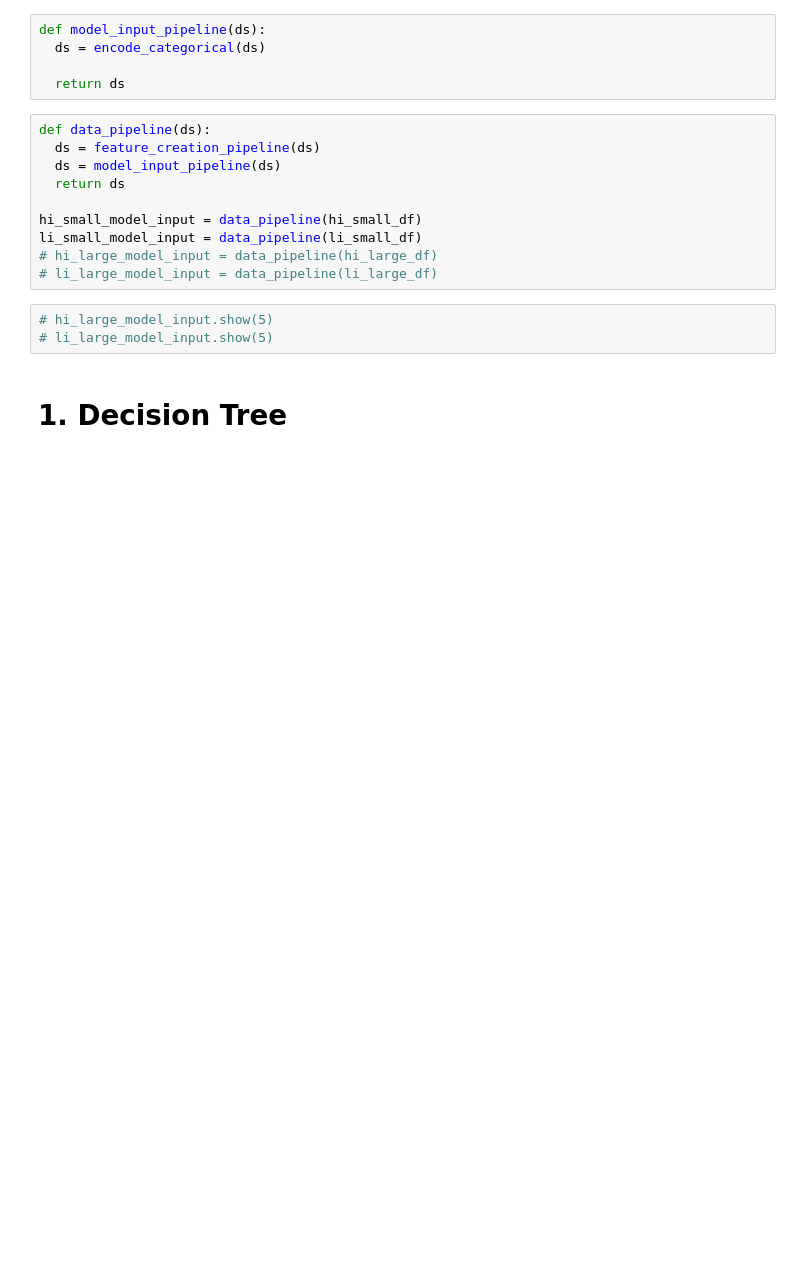
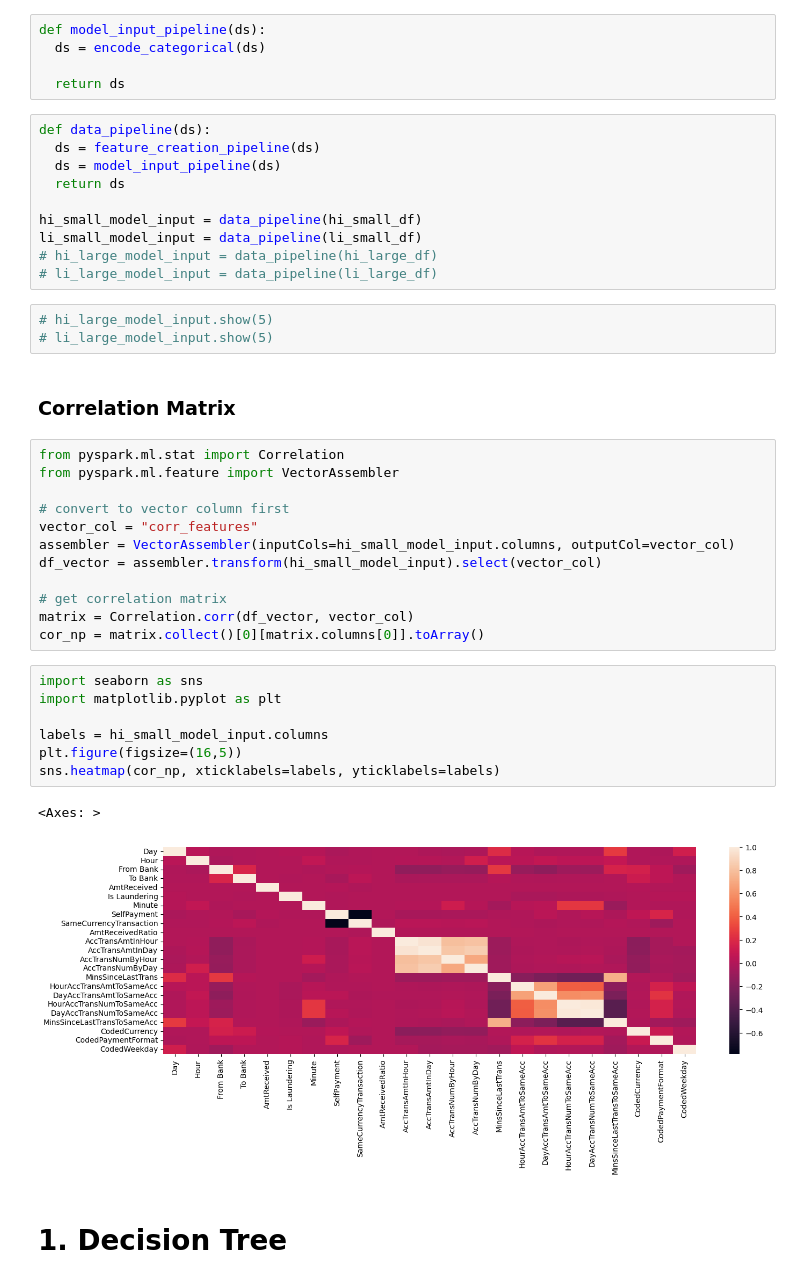
Before and after one commit to Skalwalker/AntiMoneyLaundering, a Jupyter notebook: anti_money_laundering.ipynb, the cells around one changed output. Cells and saved outputs as stored; diff of their text form; blank space fills up the shorter version.

Commit message:
Added Correlation Matrix for the Dataset Features

```diff
--- a/anti_money_laundering.ipynb
+++ b/anti_money_laundering.ipynb
@@ -1057,6 +1076,30 @@ li_small_model_input = data_pipeline(li_small_df)
 # %%
 # hi_large_model_input.show(5)
 # li_large_model_input.show(5)
+# %% [markdown]
+### Correlation Matrix
+# %%
+from pyspark.ml.stat import Correlation
+from pyspark.ml.feature import VectorAssembler
+
+# convert to vector column first
+vector_col = "corr_features"
+assembler = VectorAssembler(inputCols=hi_small_model_input.columns, outputCol=vector_col)
+df_vector = assembler.transform(hi_small_model_input).select(vector_col)
+
+# get correlation matrix
+matrix = Correlation.corr(df_vector, vector_col)
+cor_np = matrix.collect()[0][matrix.columns[0]].toArray()
+# %%
+import seaborn as sns
+import matplotlib.pyplot as plt
+
+labels = hi_small_model_input.columns
+plt.figure(figsize=(16,5))
+sns.heatmap(cor_np, xticklabels=labels, yticklabels=labels)
+# %% [output]
+<Axes: >
+[figure, added]
 # %% [markdown]
 # 1. Decision Tree
 # %% [markdown]
```
Also changed, not shown: parts of 22 cells of this notebook.
